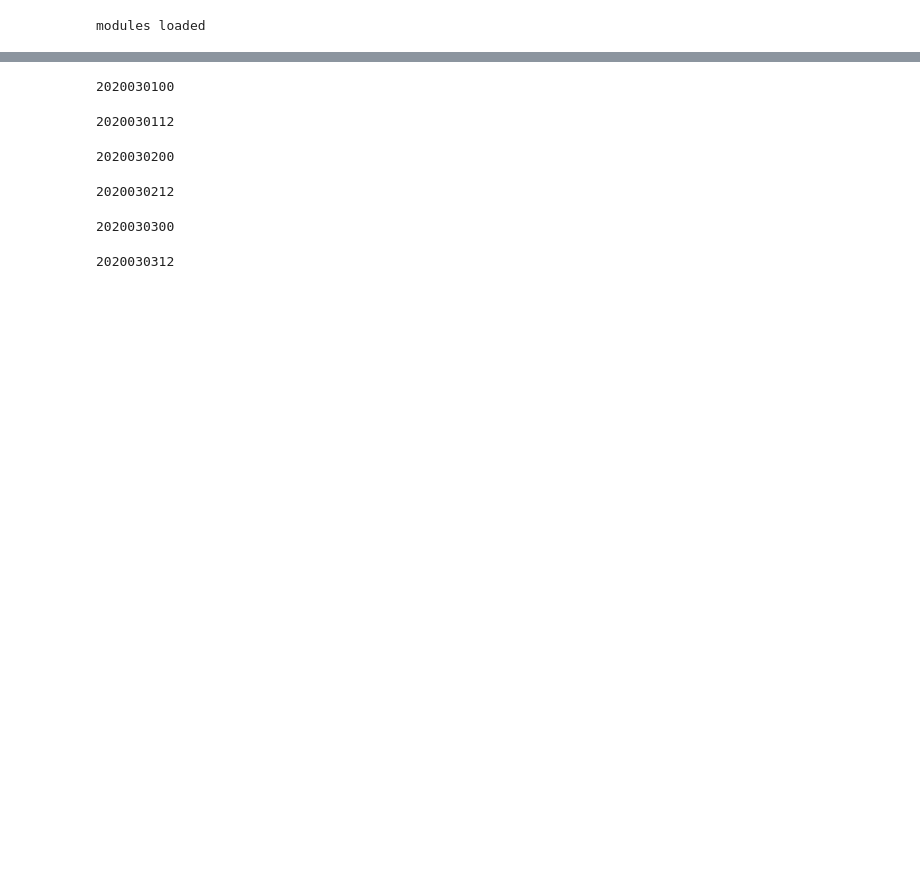
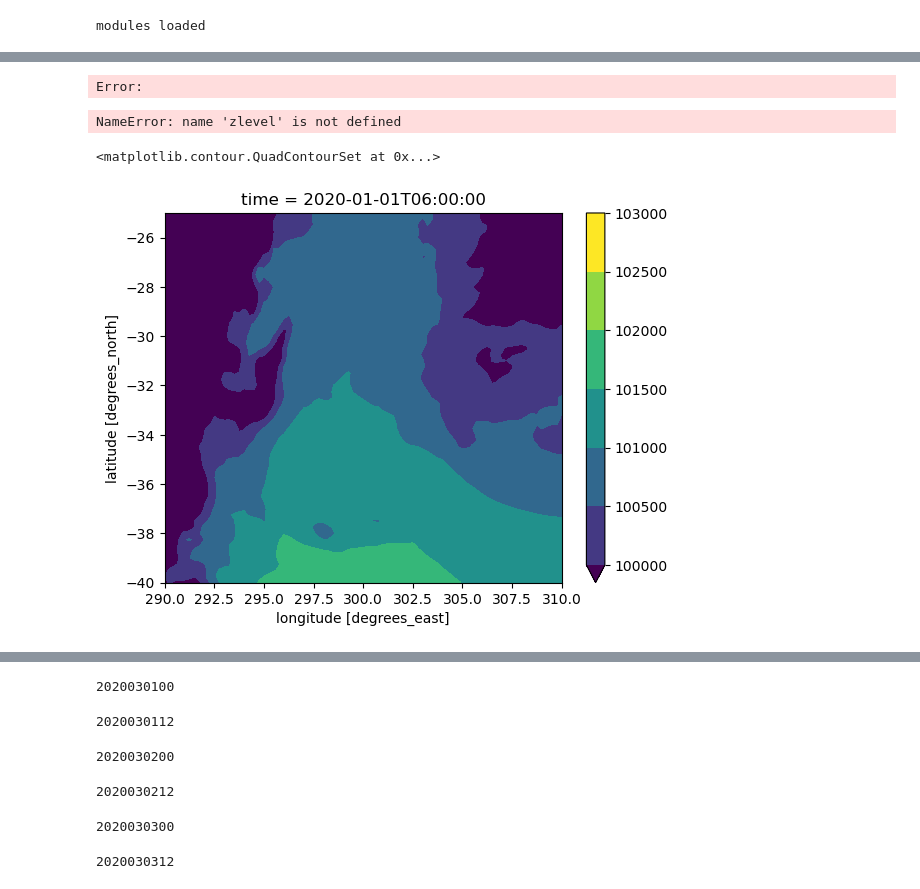
Before and after one commit to feldmann-m/AI-storm, a Jupyter notebook: devel/wb_var_extract.ipynb, the cells around one changed output, grey strips where cells are left out. Saved outputs shown, nothing was run; the diff lists cells and outputs as text; code cells hidden in the pictures; blank space fills up the shorter version.

```diff
--- a/devel/wb_var_extract.ipynb
+++ b/devel/wb_var_extract.ipynb
@@ -35,30 +35,13 @@ mlpath='/work/FAC/FGSE/IDYST/tbeucler/default/raw_data/MF_ML_PREDICT/'
 model='graphcast_dawn'
 # %%
 #EVENT SELECTION ERA5
-year=2020; month=np.arange(3,10);
+year=2020; month=(9,10,11,12,1,2)
+latslice=slice(-40,-25); lonslice=slice(290,310)
+lon_conv=False
+flag='ARG'
+# year=2020; month=np.arange(3,10);
 era5='gs://weatherbench2/datasets/era5/1959-2022-6h-1440x721.zarr'
-xr_era5=xr.open_zarr(era5).sortby('latitude').sel(latitude=slice(20,50),longitude=slice(250,300))
+xr_era5=xr.open_zarr(era5).sortby('latitude').sel(latitude=latslice,longitude=lonslice)
 xr_era5=xr_era5.sel(time=xr_era5.time.dt.year.isin([year]))
 xr_era5=xr_era5.sel(time=xr_era5.time.dt.month.isin([month]))
 zsurf_c=xr_era5['geopotential_at_surface']
-plevel=copy.deepcopy(xr_era5.level.values)
-
-xr_era5['pressure'] = (('level'), plevel)
-plevel=xr_era5.pressure
-#xr_dataset = xr_era5.assign_coords(level=np.arange(len(plevel)))
-tlevel=xr_era5.temperature
-qlevel=xr_era5.specific_humidity
-plevel_dim=np.ones([1,len(plevel),1,1])
-zlevel=xr_era5.geopotential
-ulevel=xr_era5.u_component_of_wind
-vlevel=xr_era5.v_component_of_wind
-for n1 in range(len(plevel.data)):
-    plevel_dim[0,n1,0,0]=plevel[n1]
-plevel_exp=(tlevel/tlevel)*plevel_dim
-psurf=xr_era5.mean_sea_level_pressure
-tsurf=xr_era5['2m_temperature']
-zsurf = zsurf_c.expand_dims(dim={"time": psurf.time}, axis=0)
-
-ps_era=psurf/100
-zs=zsurf/9.81
-zl=zlevel/9.81
@@ -64,0 +61,37 @@ zl=zlevel/9.81
+# %%
+
+plevel=copy.deepcopy(xr_era5.level.values)
+
+xr_era5['pressure'] = (('level'), plevel)
+plevel=xr_era5.pressure
+#xr_dataset = xr_era5.assign_coords(level=np.arange(len(plevel)))
+tlevel=xr_era5.temperature
+qlevel=xr_era5.specific_humidity
+plevel_dim=np.ones([1,len(plevel),1,1])
+zlevel=xr_era5.geopotential
+ulevel=xr_era5.u_component_of_wind
+vlevel=xr_era5.v_component_of_wind
+for n1 in range(len(plevel.data)):
+    plevel_dim[0,n1,0,0]=plevel[n1]
+plevel_exp=(tlevel/tlevel)*plevel_dim
+# %% [output]
+Error:
+# %%
+pmsl=xr_era5.mean_sea_level_pressure
+tsurf=xr_era5['2m_temperature']
+zsurf = zsurf_c.expand_dims(dim={"time": tsurf.time}, axis=0)
+zlevel=xr_era5.geopotential
+# %%
+
+psurf=pmsl * (tsurf/ (tsurf - (zsurf/9.81) * 0.0065))**(-1)
+
+ps_era=psurf/100
+zs=zsurf/9.81
+zl=zlevel/9.81
+# %% [output]
+NameError: name 'zlevel' is not defined
+# %%
+psurf.isel(time=1).plot.contourf(vmin=100000,vmax=103000)
+# %% [output]
+<matplotlib.contour.QuadContourSet at 0x...>
+[figure, added]
```
Also changed, not shown: parts of 10 cells of this notebook, 3 other files.
